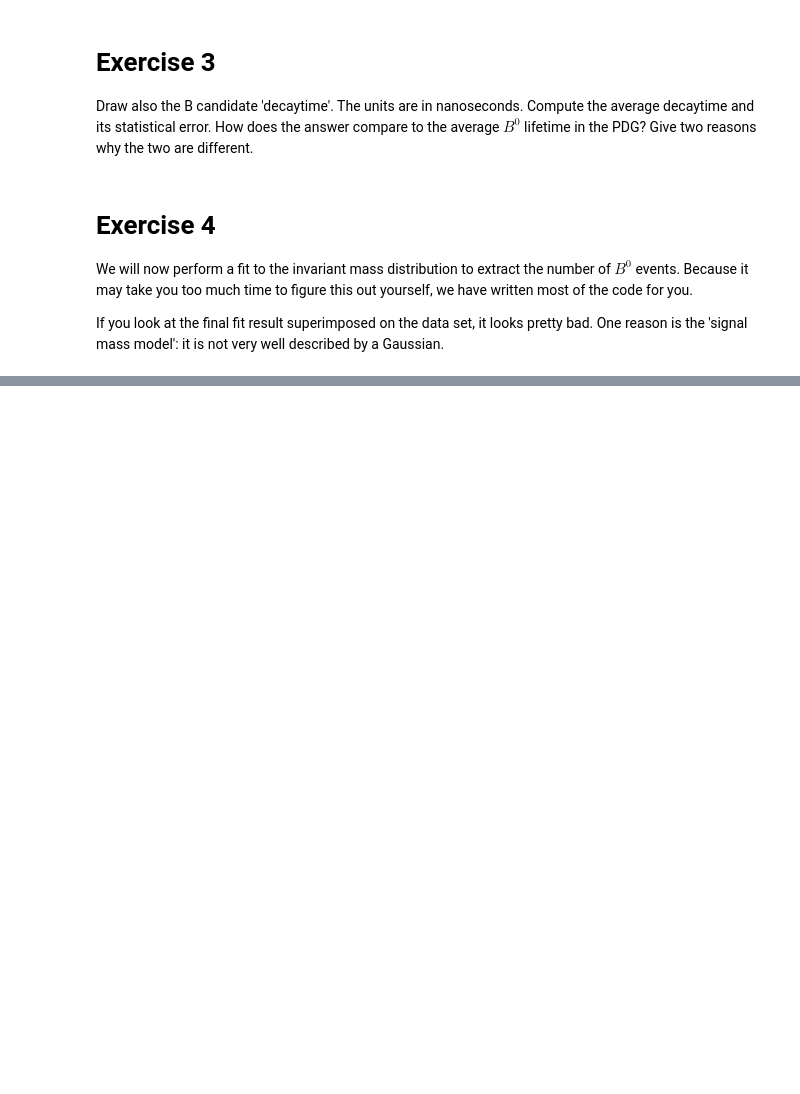
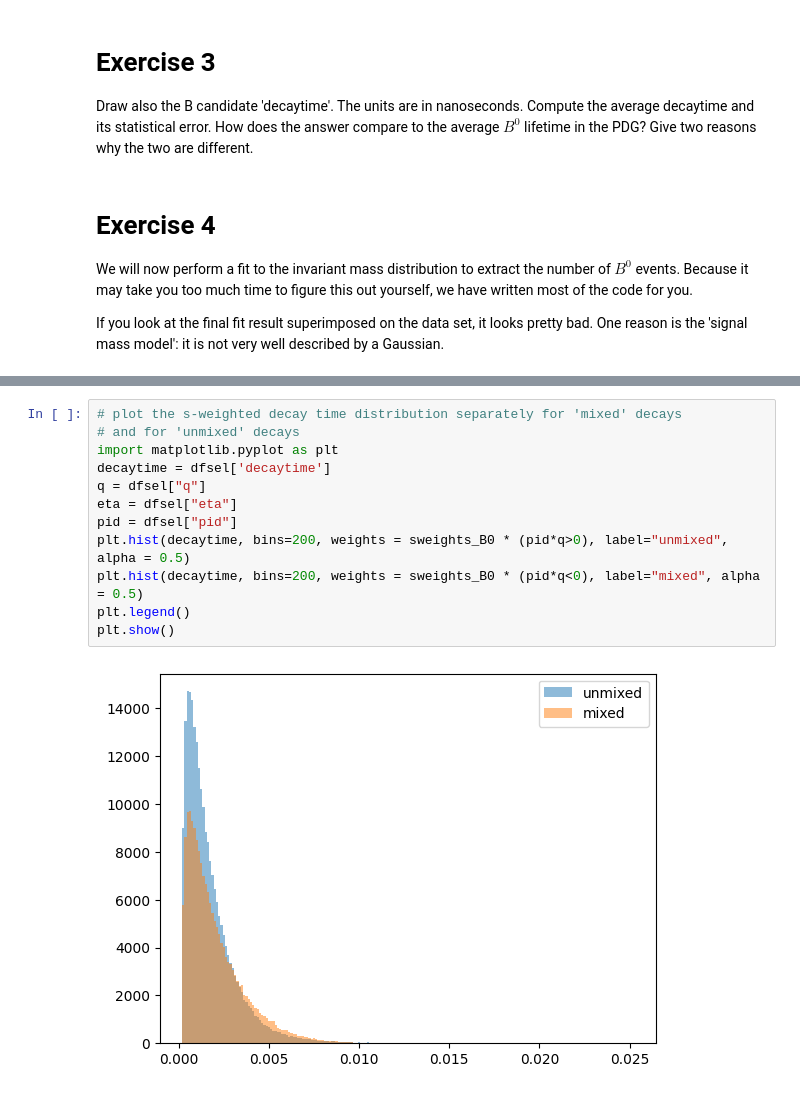
Before and after one commit to wouterhuls/FlavourPhysicsBND2023, a Jupyter notebook: mixingfrequency.ipynb, the cells around one changed output, grey strips where cells are left out. Cells and saved outputs as stored; diff of their text form; blank space fills up the shorter version.

```diff
--- a/mixingfrequency.ipynb
+++ b/mixingfrequency.ipynb
@@ -217 +277,15 @@ np.place(sweights_B0, mask, sweights_all[yield_B0] )
+# %%
+# plot the s-weighted decay time distribution separately for 'mixed' decays
+# and for 'unmixed' decays
+import matplotlib.pyplot as plt
+decaytime = dfsel['decaytime']
+q = dfsel["q"]
+eta = dfsel["eta"]
+pid = dfsel["pid"]
+plt.hist(decaytime, bins=200, weights = sweights_B0 * (pid*q>0), label="unmixed", alpha = 0.5)
+plt.hist(decaytime, bins=200, weights = sweights_B0 * (pid*q<0), label="mixed", alpha = 0.5)
+plt.legend()
+plt.show()
+# %% [output]
+[figure, added]
 # %%
```
Also changed, not shown: parts of 11 cells of this notebook.
